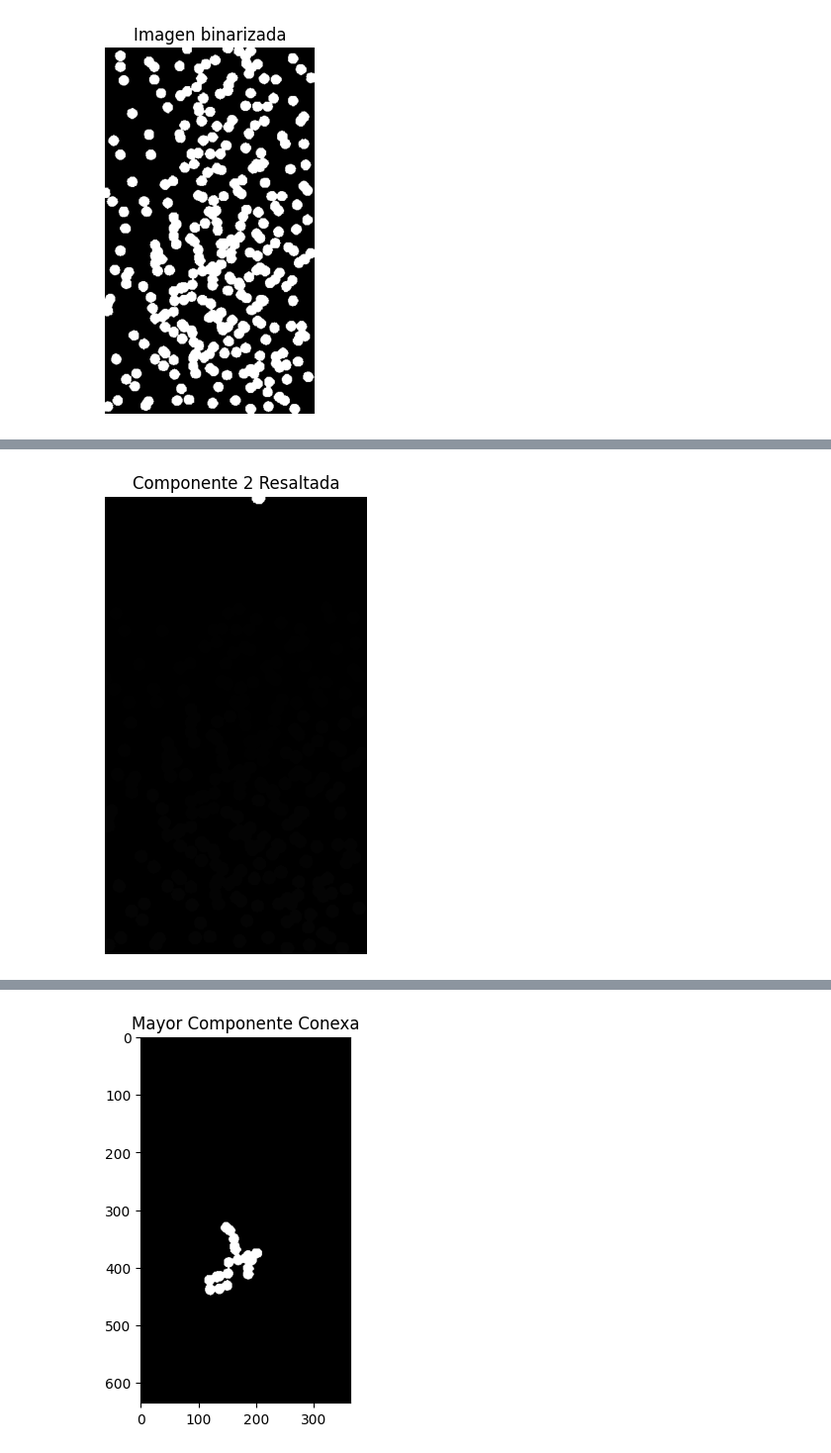
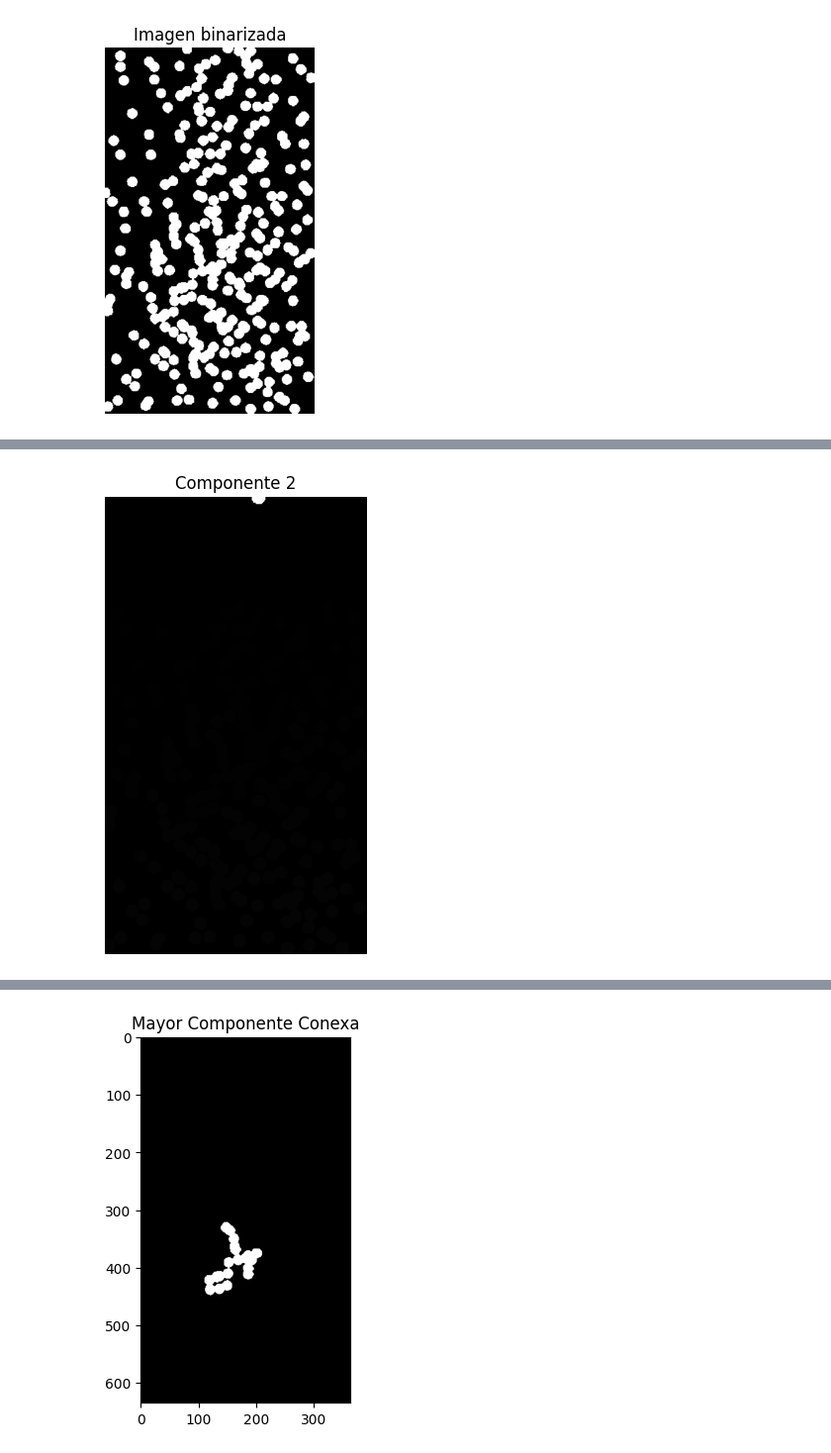
Before and after one commit to MGonza20/Lab01_VC_UVG, a Jupyter notebook: lab1.ipynb, the cells around one changed output, grey strips where cells are left out. Shown: that part at 99% size. Saved outputs shown, nothing was run; the diff lists cells and outputs as text; code cells hidden in the pictures.

```diff
--- a/lab1.ipynb
+++ b/lab1.ipynb
@@ -34,12 +33,12 @@ smallest_component(labeled_image)
 # %%
 highlight_label = 2
 highlight_image = np.copy(labeled_image)
 highlight_image[highlight_image == highlight_label] = 255**2
 
 plt.figure(figsize=(12, 6))
-plt.title(f"Componente {highlight_label} Resaltada")
+plt.title(f"Componente {highlight_label}")
 plt.imshow(highlight_image, cmap='gray')
 plt.axis('off')
 plt.show()
 # %% [output]
-[figure, old version]
+[figure, new version]
```
Also changed, not shown: parts of 3 cells of this notebook, 1 other file.
